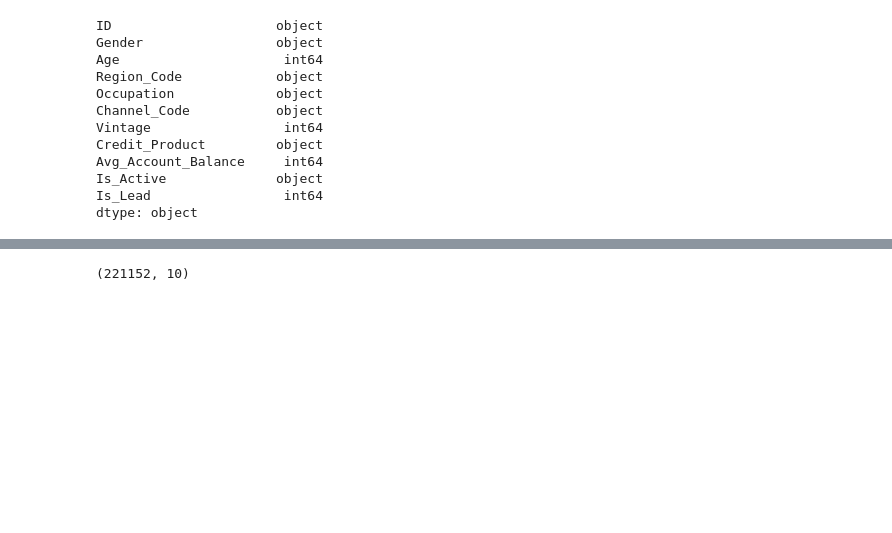
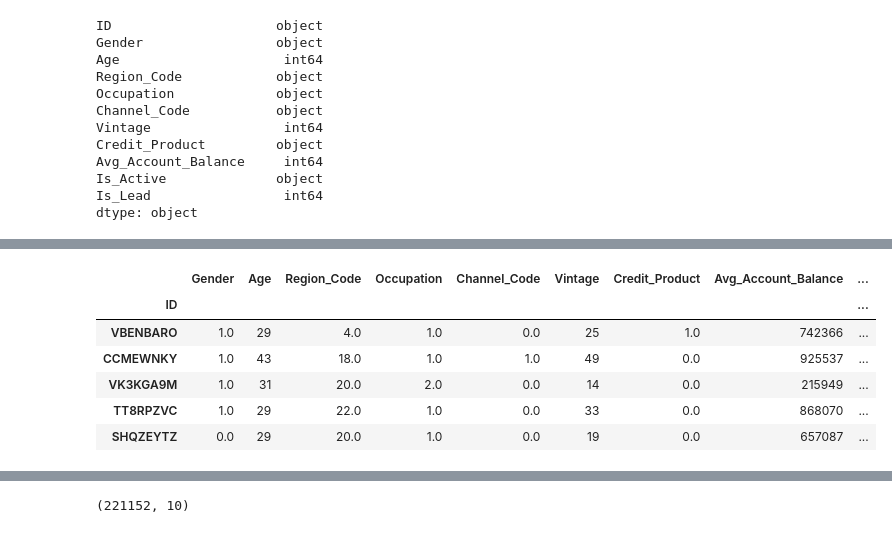
Before and after one commit to invisible23man/Hackathon, a Jupyter notebook: Hackathon.ipynb, the cells around one changed output, grey strips where cells are left out. Cells and saved outputs as stored; diff of their text form; code cells hidden in the pictures; blank space fills up the shorter version.

```diff
--- a/Hackathon.ipynb
+++ b/Hackathon.ipynb
@@ -28,0 +25,3 @@ df = pd.read_csv("train.csv")
+# %%
+test_data = pd.read_csv("/content/sample_data/Hackathon/test_mSzZ8RL.csv")
+test_data.head()
@@ -54,0 +88,4 @@ X = df.drop('Is_Lead',axis='columns')
+# %%
+train_data['Credit_Product'].fillna(train_data['Credit_Product'].mode()[0], inplace =True)
+test_data['Credit_Product'].fillna(test_data['Credit_Product'].mode()[0], inplace =True)
+train_data.columns[train_data.isnull().any()],test_data.columns[test_data.isnull().any()]
@@ -54,0 +162,10 @@ X = df.drop('Is_Lead',axis='columns')
+# %%
+X_test.head()
+# %% [output]
+|  | Gender | Age | Region_Code | Occupation | Channel_Code | Vintage | Credit_Product | Avg_Account_Balance | ... |
+| ID |  |  |  |  |  |  |  |  | ... |
+| VBENBARO | 1.0 | 29 | 4.0 | 1.0 | 0.0 | 25 | 1.0 | 742366 | ... |
+| CCMEWNKY | 1.0 | 43 | 18.0 | 1.0 | 1.0 | 49 | 0.0 | 925537 | ... |
+| VK3KGA9M | 1.0 | 31 | 20.0 | 2.0 | 0.0 | 14 | 0.0 | 215949 | ... |
+| TT8RPZVC | 1.0 | 29 | 22.0 | 1.0 | 0.0 | 33 | 0.0 | 868070 | ... |
+| SHQZEYTZ | 0.0 | 29 | 20.0 | 1.0 | 0.0 | 19 | 0.0 | 657087 | ... |
```
Also changed, not shown: parts of 24 cells of this notebook.
